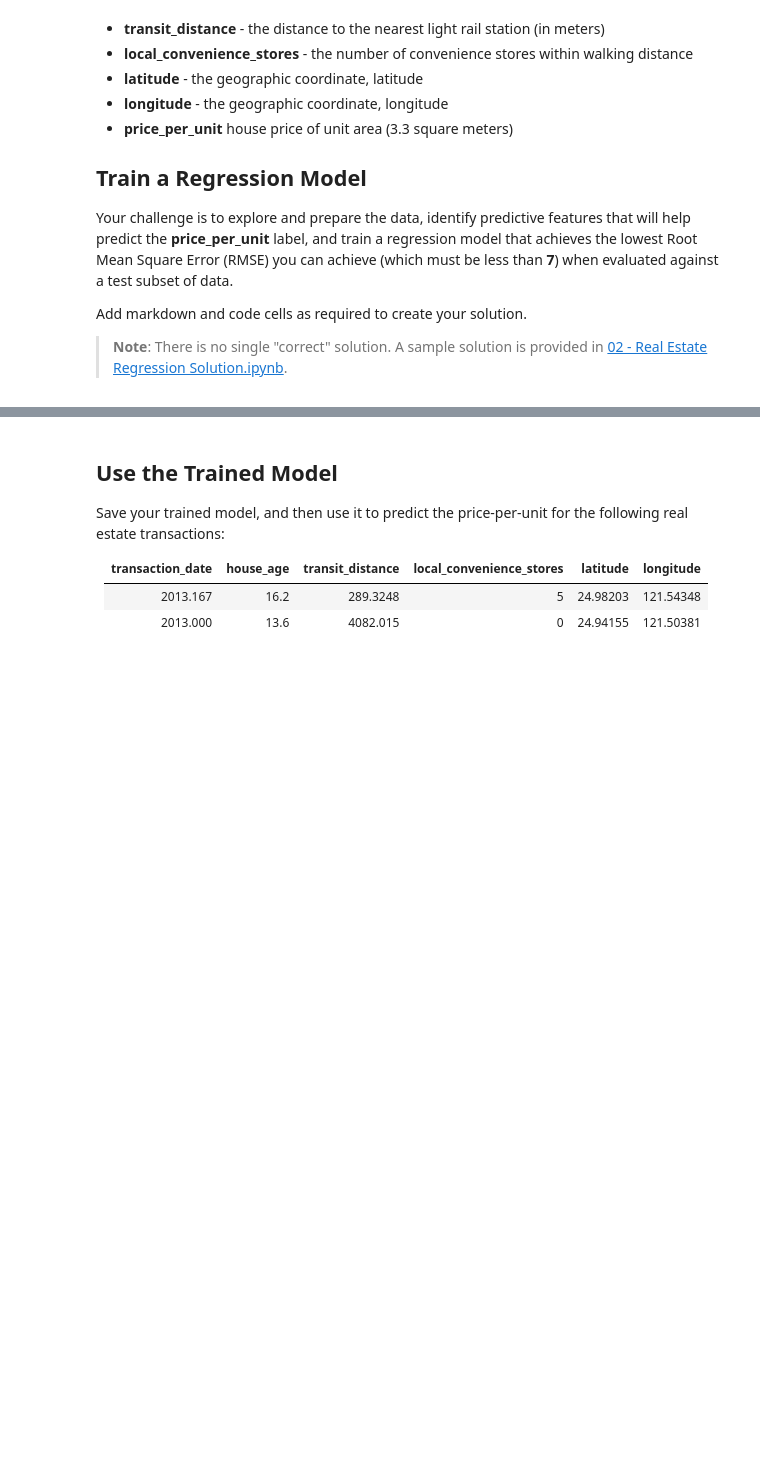
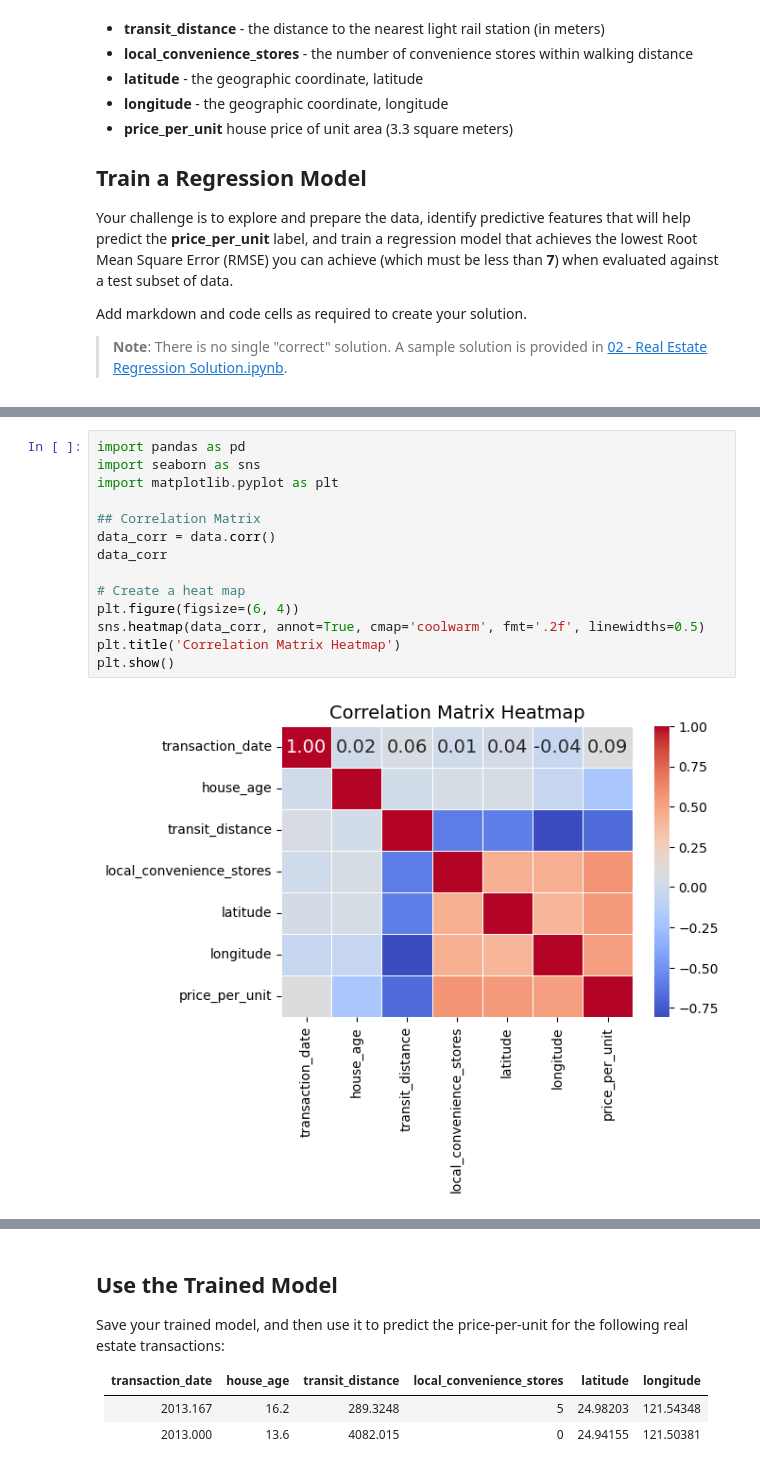
Before and after one commit to luisquesada/ml-basics, a Jupyter notebook: challenges/02 - Real Estate Regression Challenge.ipynb, the cells around one changed output, grey strips where cells are left out. Cells and saved outputs as stored; diff of their text form; blank space fills up the shorter version.

```diff
--- a/challenges/02 - Real Estate Regression Challenge.ipynb
+++ b/challenges/02 - Real Estate Regression Challenge.ipynb
@@ -49,0 +91,16 @@ Add markdown and code cells as required to create your solution.
+# %%
+import pandas as pd
+import seaborn as sns
+import matplotlib.pyplot as plt
+
+## Correlation Matrix
+data_corr = data.corr()
+data_corr
+
+# Create a heat map
+plt.figure(figsize=(6, 4))
+sns.heatmap(data_corr, annot=True, cmap='coolwarm', fmt='.2f', linewidths=0.5)
+plt.title('Correlation Matrix Heatmap')
+plt.show()
+# %% [output]
+[figure, added]
```
Also changed, not shown: parts of 23 cells of this notebook, 6 other files.
